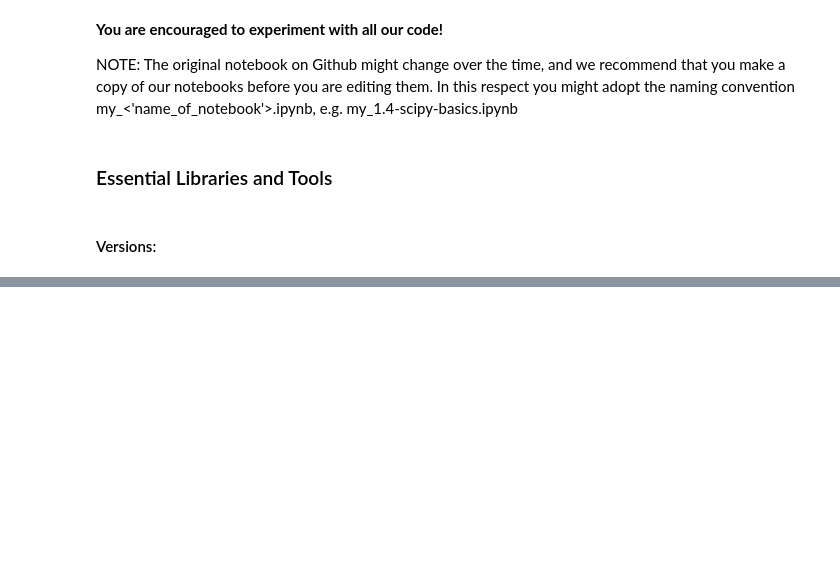
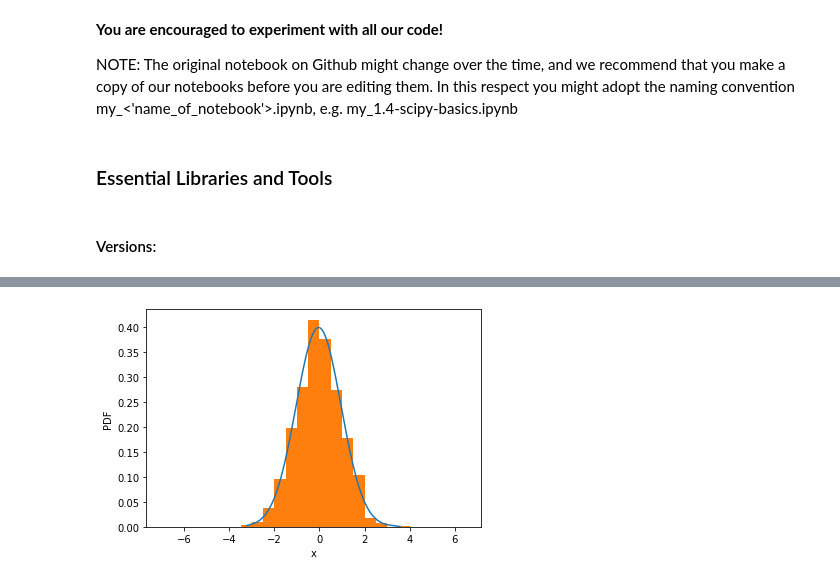
Before and after one commit to oercompbiomed/Seili-2019, a Jupyter notebook: notebooks/1.4-scipy-basics.ipynb, the cells around one changed output, grey strips where cells are left out. Saved outputs shown, nothing was run; the diff lists cells and outputs as text; code cells hidden in the pictures; blank space fills up the shorter version.

```diff
--- a/notebooks/1.4-scipy-basics.ipynb
+++ b/notebooks/1.4-scipy-basics.ipynb
@@ -45,0 +128,9 @@ IPython version: 7.7.0
+# %%
+plt.plot(sample_sorted, sample_pdf)
+plt.hist(sample_sorted, density=True,
+         bins=np.arange(-7, 7, 0.5))
+plt.ylabel('PDF')
+plt.xlabel('x')
+plt.show()
+# %% [output]
+[figure, added]
```
Also changed, not shown: parts of 27 cells of this notebook, 4 other files.
